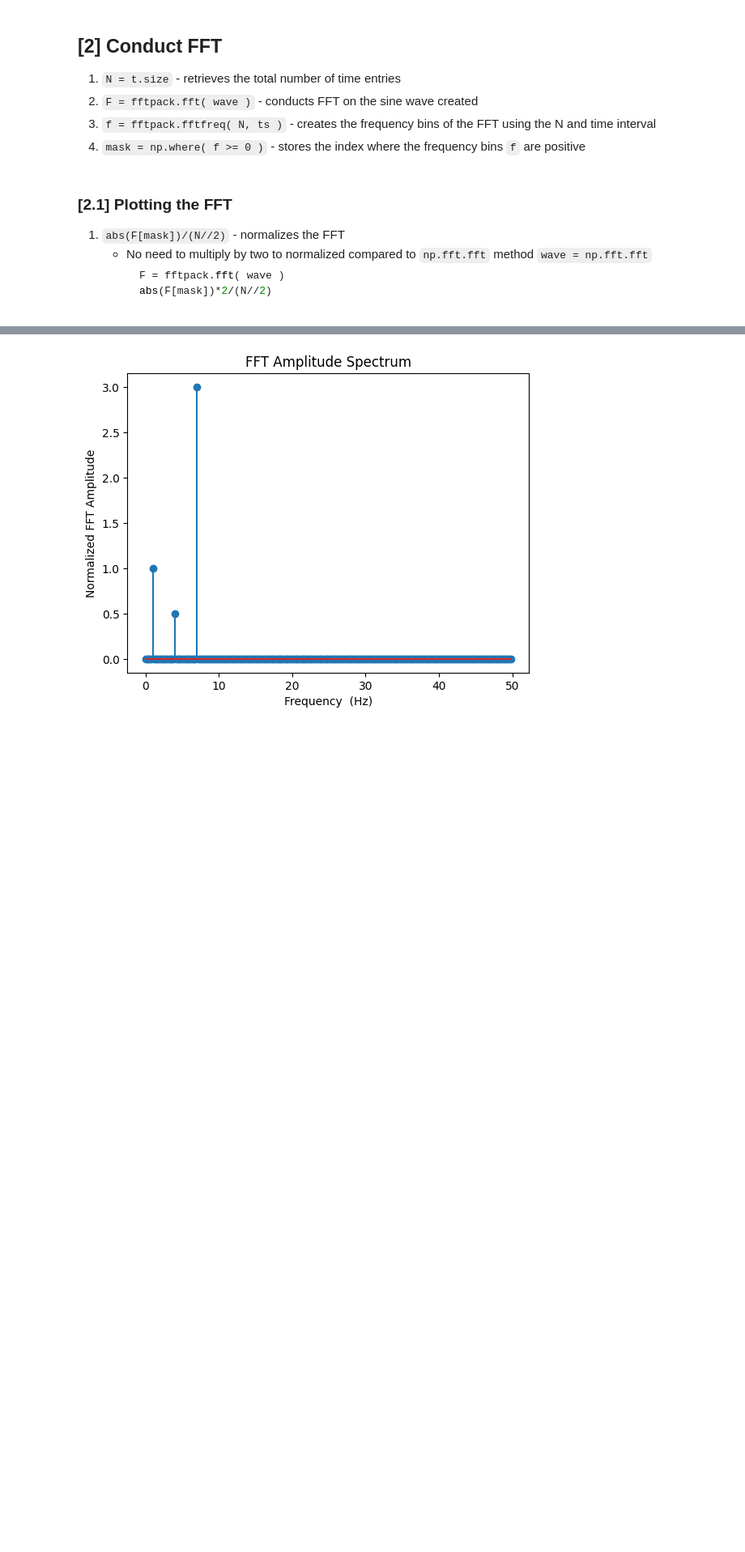
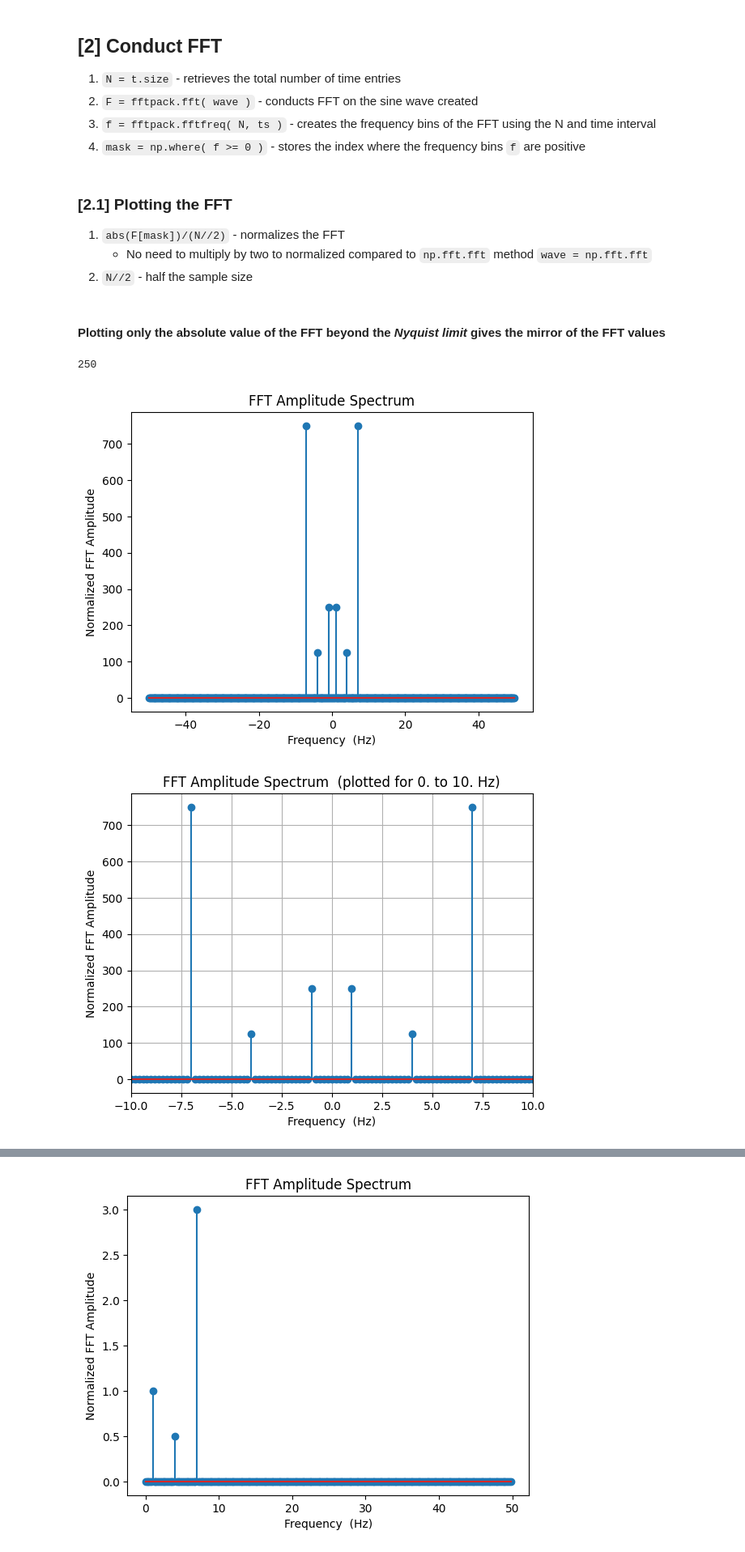
Before and after one commit to cscanolas/Psi, a Jupyter notebook: (1) Learning DSP/01DSP FFT.ipynb, the cells around one changed output, grey strips where cells are left out. Shown at 81% size. Drawn from its saved outputs; the diff is of its cells as text; code cells hidden in the pictures; blank space fills up the shorter version.

Commit message:
added the non normalized FFT

````diff
--- a/(1) Learning DSP/01DSP FFT.ipynb
+++ b/(1) Learning DSP/01DSP FFT.ipynb
@@ -85,7 +85,27 @@ mask = np.where( f >= 0 )
 
 1. `abs(F[mask])/(N//2)` - normalizes the FFT
     * No need to multiply by two to normalized compared to `np.fft.fft` method `wave = np.fft.fft`
-        ```python
-        F = fftpack.fft( wave )
-        abs(F[mask])*2/(N//2)
-        ```
+2. `N//2` - half the sample size
+# %% [markdown]
+#### Plotting only the absolute value of the FFT beyond the *Nyquist limit* gives the mirror of the FFT values
+# %%
+print(N//2)
+plt.figure(2)
+plt.stem( f, abs(F))
+plt.xlabel( "Frequency  (Hz)")
+plt.ylabel( "Normalized FFT Amplitude" )
+plt.title( "FFT Amplitude Spectrum" )
+plt.show()
+
+plt.figure(3)
+plt.stem( f, abs(F) )
+plt.xlabel( "Frequency  (Hz)")
+plt.ylabel( "Normalized FFT Amplitude" )
+plt.title( "FFT Amplitude Spectrum  (plotted for 0. to 10. Hz)" )
+plt.xlim(-10,10)
+plt.grid()
+plt.show()
+# %% [output]
+250
+[figure, added]
+[figure, added]
````
Also changed, not shown: parts of 1 cell of this notebook.
